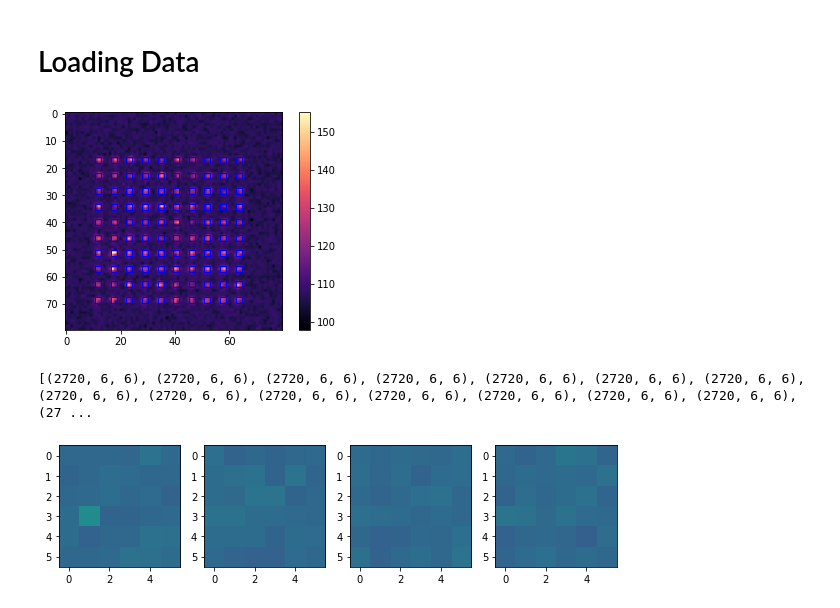
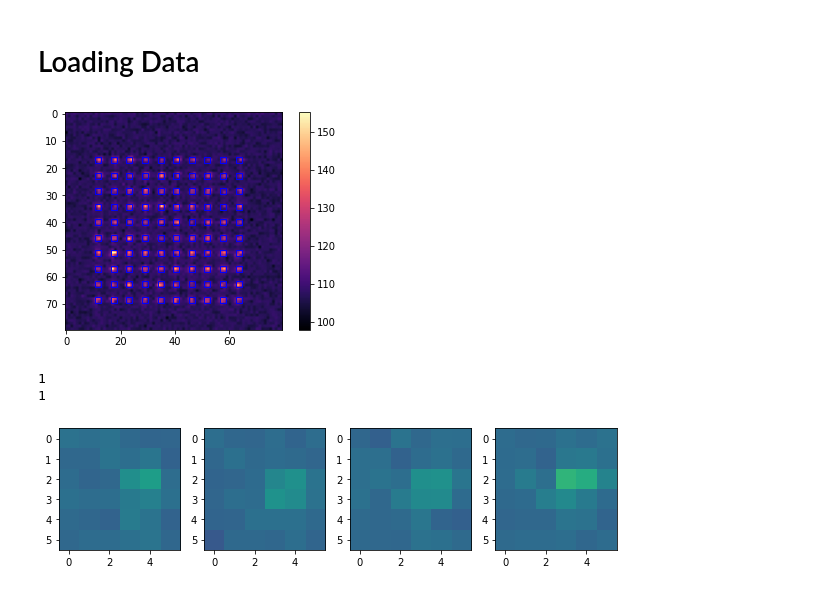
Before and after one commit to jack-mango/QURIP-thompsonlab-amo, a Jupyter notebook: ImagingSoftware/nondestructive image analysis.ipynb, the cells around one changed output. Drawn from its saved outputs; the diff is of its cells as text; code cells hidden in the pictures.

```diff
--- a/ImagingSoftware/nondestructive image analysis.ipynb
+++ b/ImagingSoftware/nondestructive image analysis.ipynb
@@ -23,19 +23,25 @@ stack = data['stack']
 # %%
 processor = GreenImageProcessor(stack, lattice_shape, 20)
 processor.plot()
-crops, labels = processor.make_dataset(1)
 # %% [output]
 [figure]
-[(2720, 6, 6), (2720, 6, 6), (2720, 6, 6), (2720, 6, 6), (2720, 6, 6), (2720, 6, 6), (2720, 6, 6), (2720, 6, 6), (2720, 6, 6), (2720, 6, 6), (2720, 6, 6), (2720, 6, 6), (2720, 6, 6), (2720, 6, 6), (27 ...
 # %%
-i, j, k = np.random.randint(img.n_tweezers), np.random.randint(img.n_loops), np.random.randint(img.per_loop - 4)
-
-fig, axs = plt.subplots(1, 4, figsize=(10, 20))
-
-for n in range(4):
-    axs[n].imshow(crops[img.crop_index(i, j, k + n)], vmin=img.stack.min(), vmax=img.stack.max())
+upper_threshold = 113
+lower_threshold = 107
+crops, labels = processor.make_dataset(lower_threshold, upper_threshold, 1)
 # %% [output]
-[figure, removed]
+1
+1
+# %%
+
+i, j, k = np.random.randint(processor.n_tweezers), np.random.randint(processor.n_loops), np.random.randint(processor.per_loop - 4)
+
+fig, axs = plt.subplots(1, 4, figsize=(10, 20))
+
+for n in range(4):
+    axs[n].imshow(crops[processor.crop_index(i, j, k + n)], vmin=processor.stack.min(), vmax=processor.stack.max())
+# %% [output]
+[figure, added]
 # %%
 #i = 0
 plt.figure(figsize=(20, 10))
```
Also changed, not shown: parts of 6 cells of this notebook, 4 other files.
